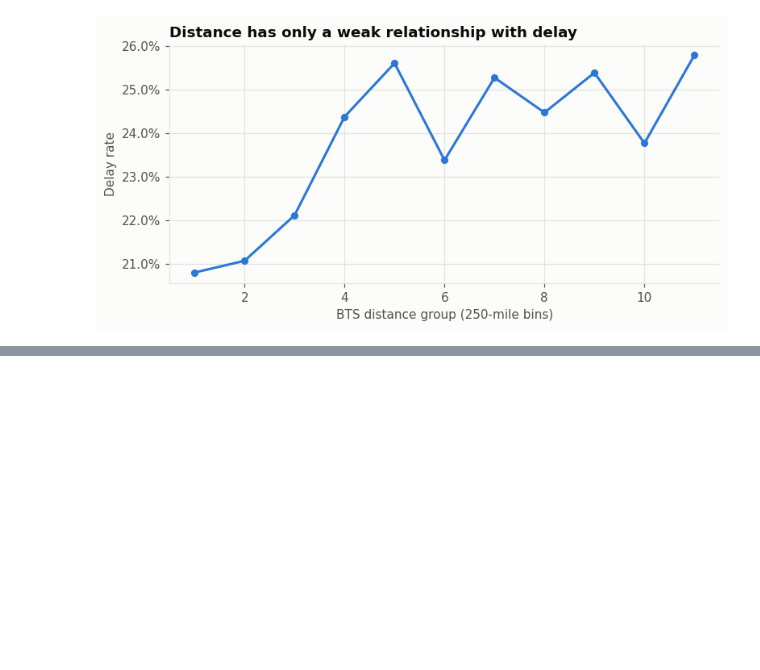
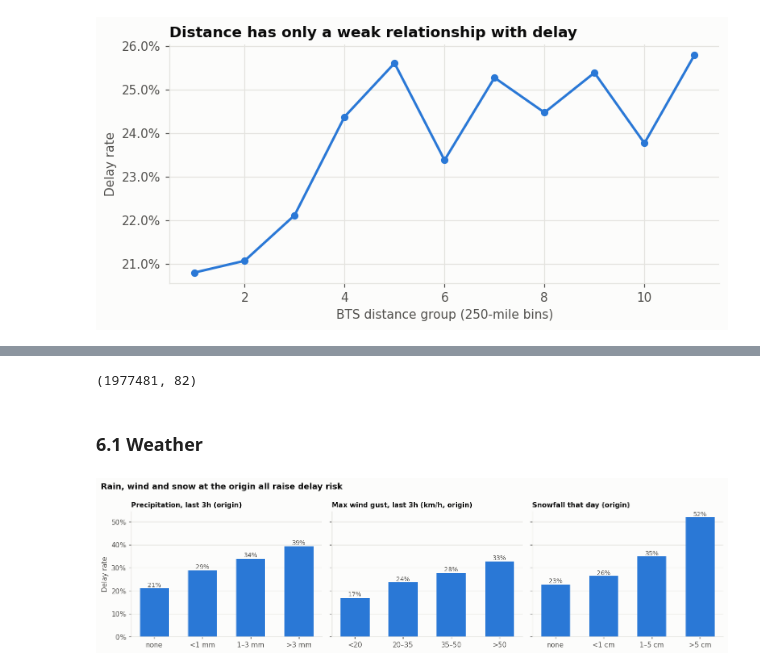
Before and after one commit to prakash-nitc/FlightDelayPrediction, a Jupyter notebook: notebooks/01_eda.ipynb, the cells around one changed output, grey strips where cells are left out. Drawn from its saved outputs; the diff is of its cells as text; code cells hidden in the pictures; blank space fills up the shorter version.

```diff
--- a/notebooks/01_eda.ipynb
+++ b/notebooks/01_eda.ipynb
@@ -238,0 +244,32 @@ save(fig, 'delay_by_distance')
+# %%
+feat = pd.read_parquet(PROCESSED_DIR / 'features.parquet')
+print(feat.shape)
+# %% [output]
+(1977481, 82)
+# %% [markdown]
+### 6.1 Weather
+# %%
+def rate_by_bucket(col, bins, labels):
+    b = pd.cut(feat[col], bins=bins, labels=labels, include_lowest=True)
+    return feat.groupby(b, observed=True)[TARGET].agg(['mean', 'size'])
+
+panels = [
+    ('origin_precip_3h', [0, 0.1, 1, 3, 100], ['none', '<1 mm', '1–3 mm', '>3 mm'], 'Precipitation, last 3h (origin)'),
+    ('origin_gust_max_3h', [0, 20, 35, 50, 200], ['<20', '20–35', '35–50', '>50'], 'Max wind gust, last 3h (km/h, origin)'),
+    ('origin_snow_day', [0, 0.01, 1, 5, 100], ['none', '<1 cm', '1–5 cm', '>5 cm'], 'Snowfall that day (origin)'),
+]
+fig, axes = plt.subplots(1, 3, figsize=(13, 3.6), sharey=True)
+for ax, (col, bins, labels, title) in zip(axes, panels):
+    r = rate_by_bucket(col, bins, labels)
+    ax.bar(r.index.astype(str), r['mean'], color=ps.BLUE, width=0.6)
+    for i, (m, n) in enumerate(zip(r['mean'], r['size'])):
+        ax.text(i, m, f'{m:.0%}', ha='center', va='bottom', color=ps.TEXT_MUTED, fontsize=9)
+    ax.set_title(title, fontsize=10)
+    ax.yaxis.set_major_formatter(mtick.PercentFormatter(1))
+    ax.grid(axis='x', visible=False)
+axes[0].set_ylabel('Delay rate')
+fig.suptitle('Rain, wind and snow at the origin all raise delay risk', x=0.01, ha='left', fontweight='bold')
+fig.tight_layout()
+save(fig, 'delay_by_weather')
+# %% [output]
+[figure, added]
```
Also changed, not shown: parts of 15 cells of this notebook, 9 other files.
